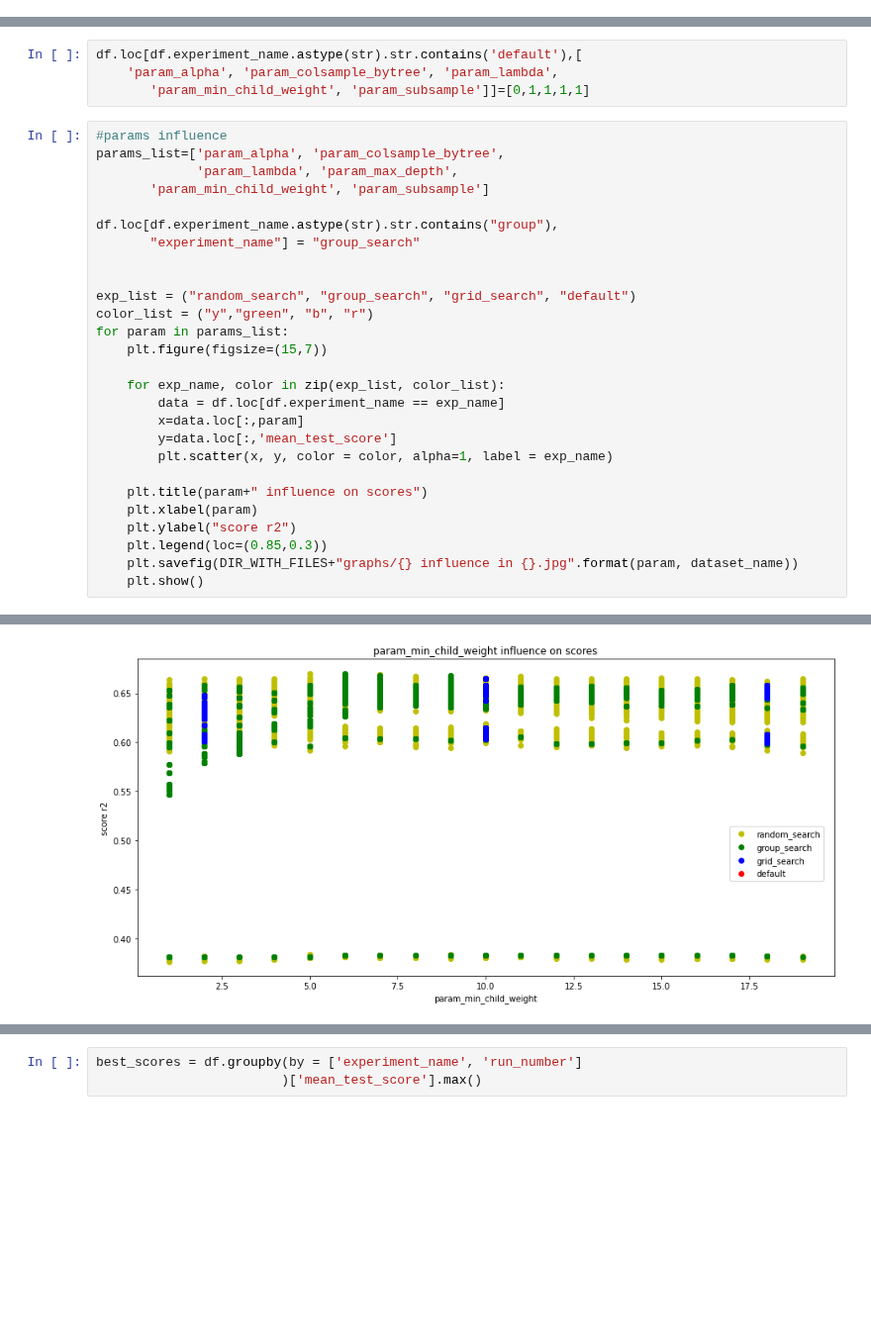
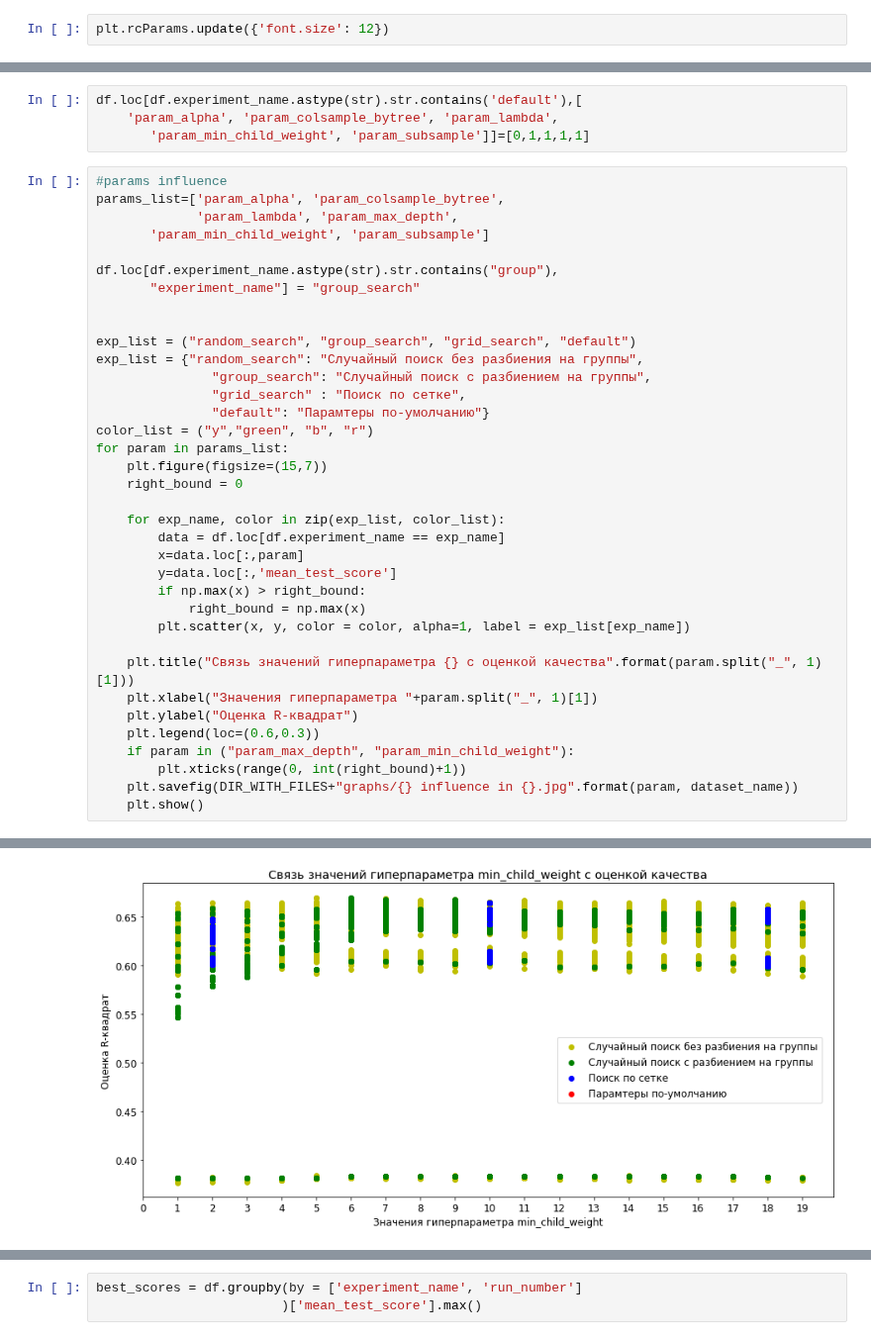
Before and after one commit to HollowPrincess/GradBoostOptim, a Jupyter notebook: full_test/test_1_analysis.ipynb, the cells around one changed output, grey strips where cells are left out. Shown at 99% size. Saved outputs shown, nothing was run; the diff lists cells and outputs as text; blank space fills up the shorter version.

Commit message:
work with graphs
iterations graph added
all graphs in first test prettified

```diff
--- a/full_test/test_1_analysis.ipynb
+++ b/full_test/test_1_analysis.ipynb
@@ -3,6 +3,8 @@ import pandas as pd
 import numpy as np
 from matplotlib import pyplot as plt
 import os
+# %%
+plt.rcParams.update({'font.size': 12})
 # %%
 dataset_name = 'prepared_facebook_data'
 folder_name = 'facebook_comm_vol'
@@ -153,20 +164,29 @@ df.loc[df.experiment_name.astype(str).str.contains("group"),
 
 
 exp_list = ("random_search", "group_search", "grid_search", "default")
+exp_list = {"random_search": "Случайный поиск без разбиения на группы",
+               "group_search": "Случайный поиск с разбиением на группы",
+               "grid_search" : "Поиск по сетке",
+               "default": "Парамтеры по-умолчанию"}
 color_list = ("y","green", "b", "r")
 for param in params_list:
     plt.figure(figsize=(15,7))
+    right_bound = 0
 
     for exp_name, color in zip(exp_list, color_list):
         data = df.loc[df.experiment_name == exp_name]
         x=data.loc[:,param]
         y=data.loc[:,'mean_test_score']
-        plt.scatter(x, y, color = color, alpha=1, label = exp_name)
+        if np.max(x) > right_bound:
+            right_bound = np.max(x)
+        plt.scatter(x, y, color = color, alpha=1, label = exp_list[exp_name])
 
-    plt.title(param+" influence on scores")
-    plt.xlabel(param)
-    plt.ylabel("score r2")
-    plt.legend(loc=(0.85,0.3))
+    plt.title("Связь значений гиперпараметра {} с оценкой качества".format(param.split("_", 1)[1]))
+    plt.xlabel("Значения гиперпараметра "+param.split("_", 1)[1])
+    plt.ylabel("Оценка R-квадрат")
+    plt.legend(loc=(0.6,0.3))
+    if param in ("param_max_depth", "param_min_child_weight"):
+        plt.xticks(range(0, int(right_bound)+1))
     plt.savefig(DIR_WITH_FILES+"graphs/{} influence in {}.jpg".format(param, dataset_name))
     plt.show()
 # %% [output]
@@ -177 +197 @@ for param in params_list:
-[figure, old version]
+[figure, new version]
```
Also changed, not shown: parts of 14 cells of this notebook, 11 other files.
